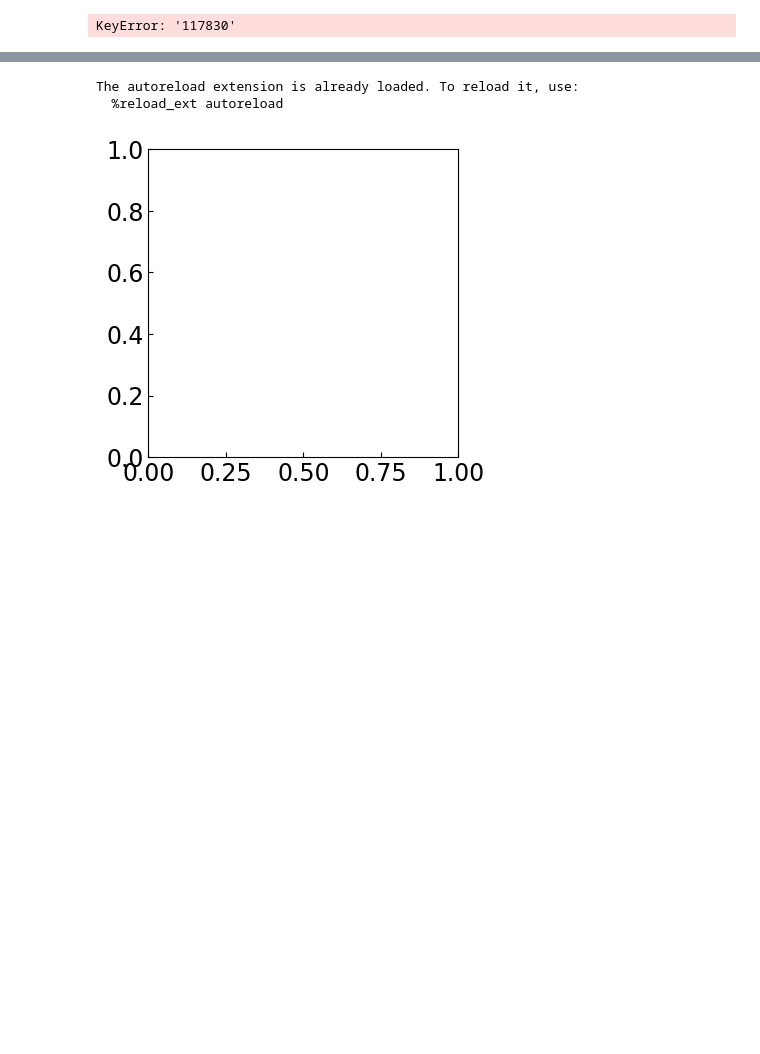
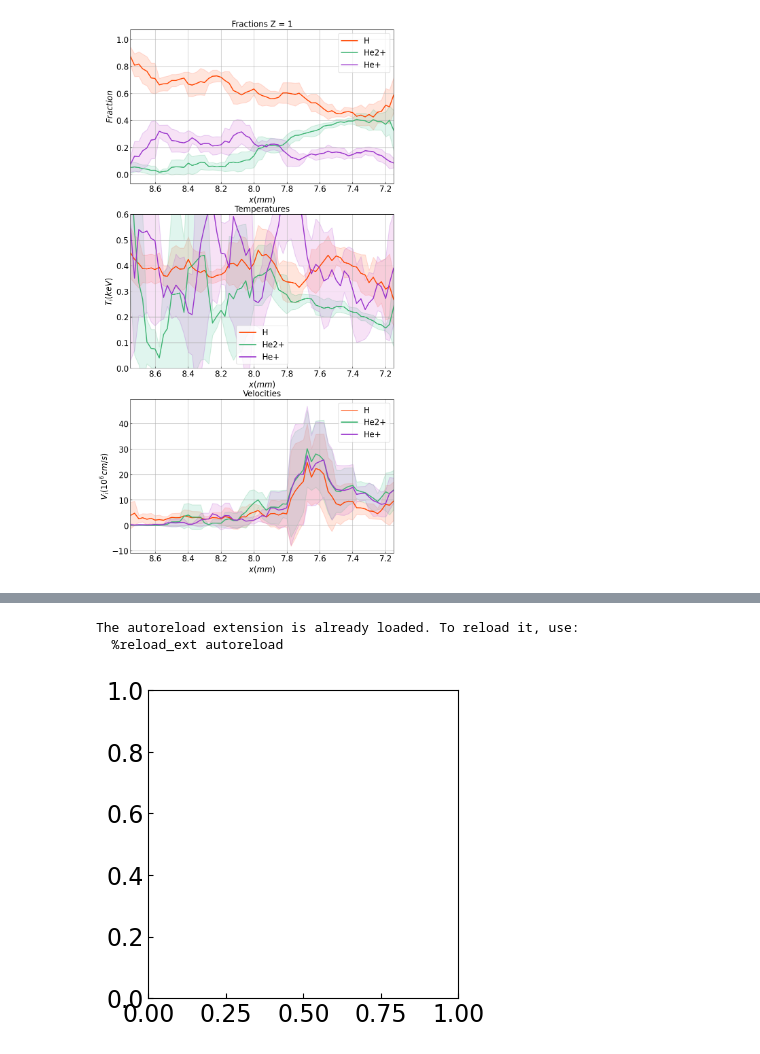
Before and after one commit to Soham919/tsadar_plotter, a Jupyter notebook: plot_lineouts_26.ipynb, the cells around one changed output, grey strips where cells are left out. Saved outputs shown, nothing was run; the diff lists cells and outputs as text; code cells hidden in the pictures; blank space fills up the shorter version.

```diff
--- a/plot_lineouts_26.ipynb
+++ b/plot_lineouts_26.ipynb
@@ -35,9 +31,14 @@ Loaded losses.csv
 # %%
 ### PLOT 117830 ELECTRONS ###
 %reload_ext autoreload
 %autoreload 2
-from plot_117830_EPW import plot_117830_EPW
-plot_117830_EPW(data)
+from plot_117830_EPW import plot_117830_EPW_loss, plot_117830_IAW, plot_117830_EPW
+from TS_aux import plot_lineouts
+
+#plot_117830_EPW(data)
+plot_117830_IAW(data)
+#plot_117830_EPW_loss(data['117830'])
+#plot_lineouts(data['117830'])
 # %% [output]
-KeyError: '117830'
+[figure, added]
 # %%
```
Also changed, not shown: parts of 5 cells of this notebook, 9 other files.
